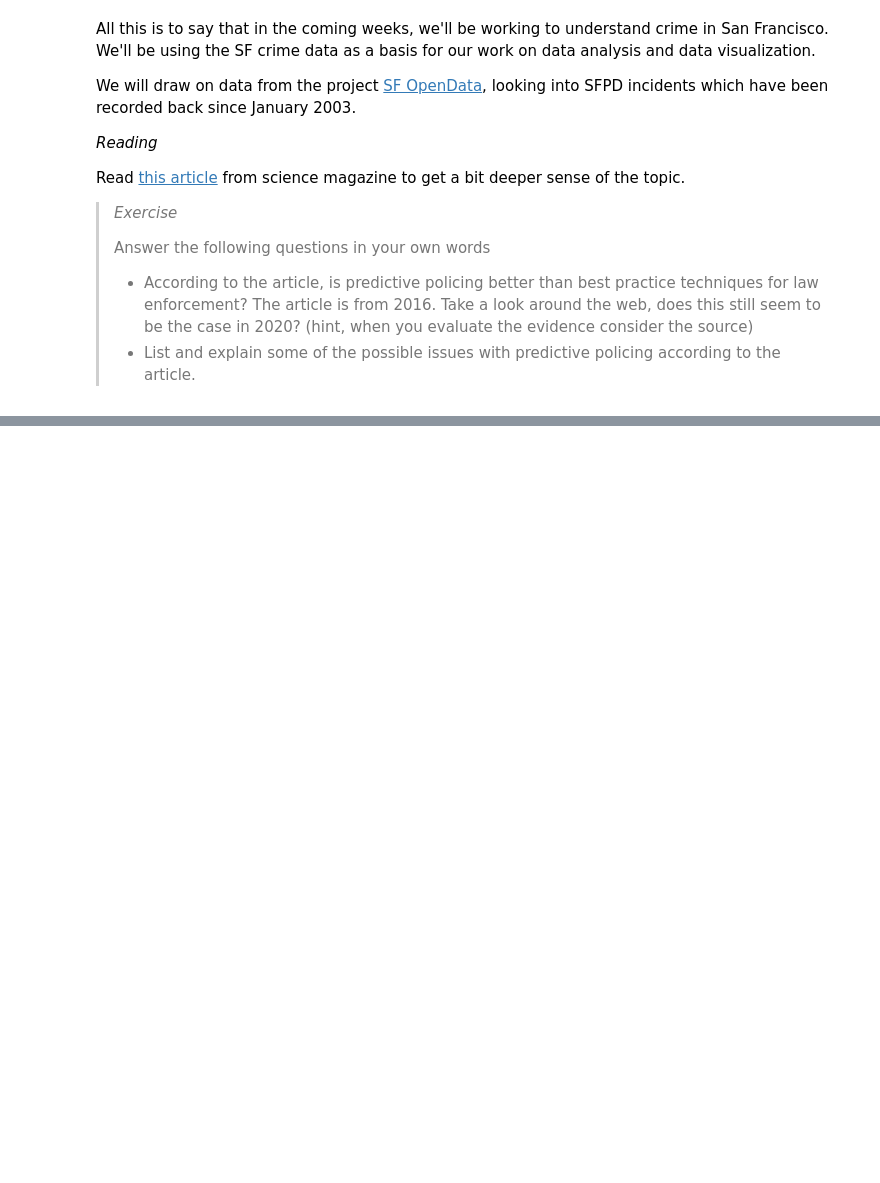
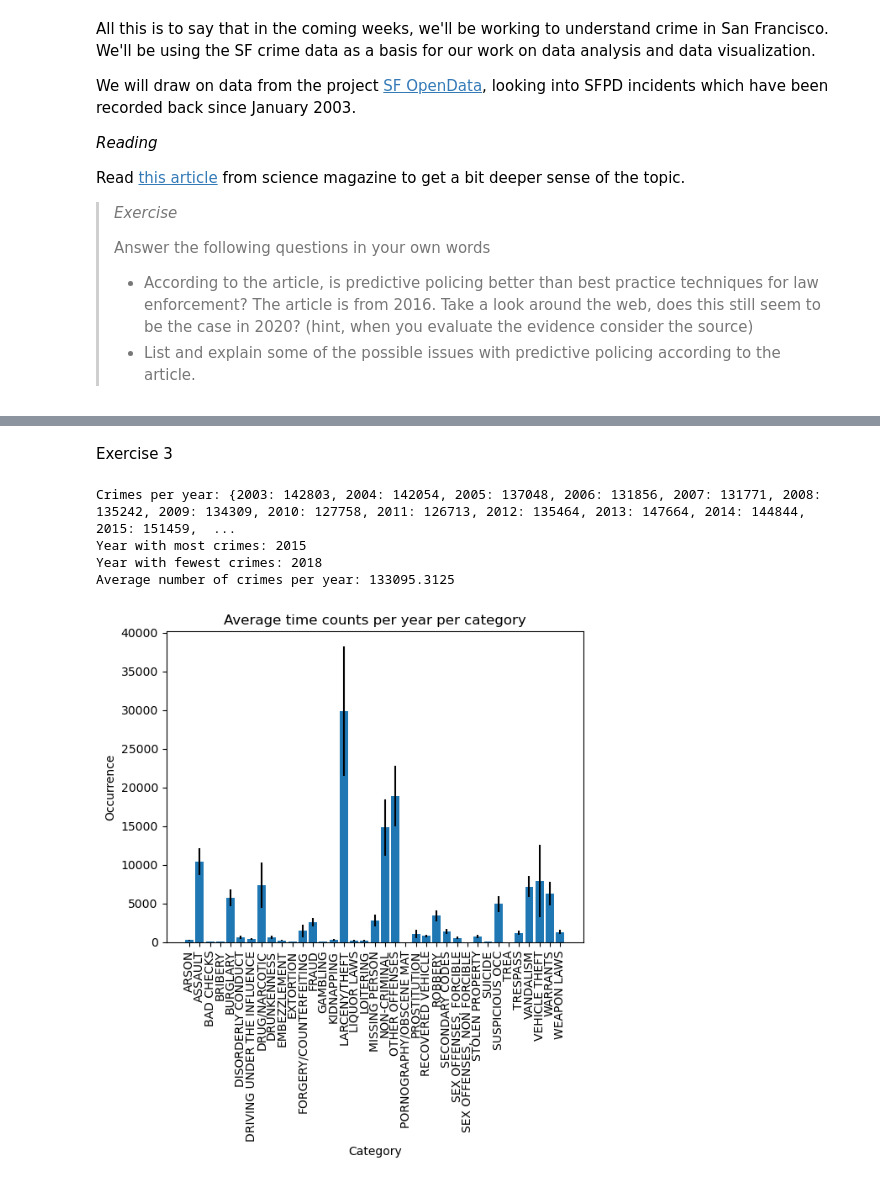
Before and after one commit to suneman/socialdata2023, a Jupyter notebook: lectures/Week1.ipynb, the cells around one changed output, grey strips where cells are left out. Cells and saved outputs as stored; diff of their text form; code cells hidden in the pictures; blank space fills up the shorter version.

```diff
--- a/lectures/Week1.ipynb
+++ b/lectures/Week1.ipynb
@@ -102,0 +150,39 @@ You've made it! You have successfully completed Lecture 1. If you didn't get eno
+# %% [markdown]
+Exercise 3
+# %%
+# Create column with years
+data['Year'] = [int(date[-4:]) for date in data['Date']]
+
+# Counts per year
+years = np.unique(data['Year'])
+year_counts = {}
+for year in years:
+    year_counts[year] = len(data[data['Year']==year])
+
+print('Crimes per year:', year_counts)
+print('Year with most crimes:', max(year_counts, key=year_counts.get))
+print('Year with fewest crimes:', min(year_counts, key=year_counts.get))
+print('Average number of crimes per year:', sum(year_counts.values()) / len(year_counts))
+# %% [output]
+Crimes per year: {2003: 142803, 2004: 142054, 2005: 137048, 2006: 131856, 2007: 131771, 2008: 135242, 2009: 134309, 2010: 127758, 2011: 126713, 2012: 135464, 2013: 147664, 2014: 144844, 2015: 151459,  ...
+Year with most crimes: 2015
+Year with fewest crimes: 2018
+Average number of crimes per year: 133095.3125
+# %%
+cat_counts_py = {}
+cat_counts_mean = {}
+cat_counts_std = {}
+
+for category in categories:
+    cat_counts_py[category] = data[data['Category']==category].groupby('Year')['Date'].count()
+    cat_counts_mean[category] = np.mean(cat_counts_py[category])
+    cat_counts_std[category] = np.std(cat_counts_py[category])
+# %%
+# Figure
+plt.bar(cat_counts.keys(), cat_counts_mean.values(), yerr=cat_counts_std.values())
+plt.title('Average time counts per year per category')
+plt.xlabel('Category')
+plt.ylabel('Occurrence')
+plt.xticks(rotation=90);
+# %% [output]
+[figure, added]
```
Also changed, not shown: parts of 8 cells of this notebook, 1 other file.
